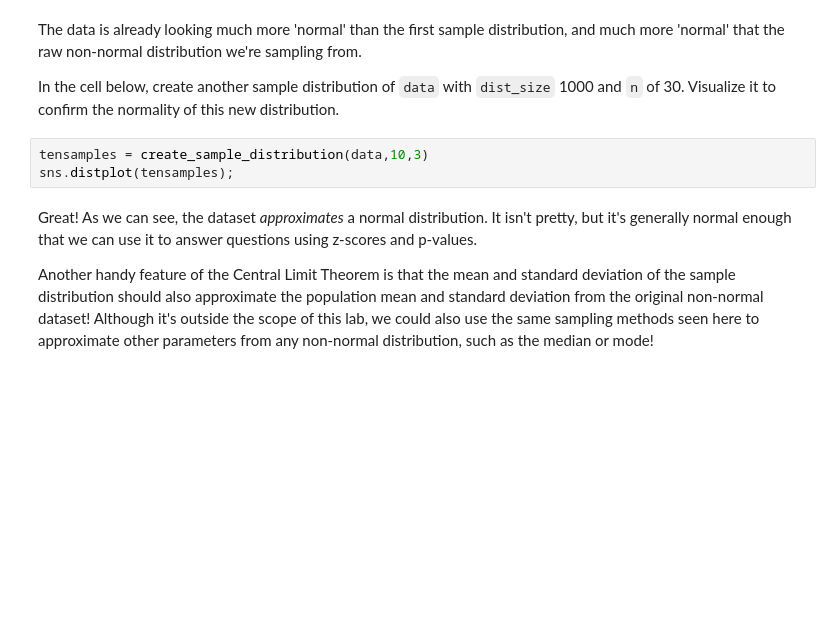
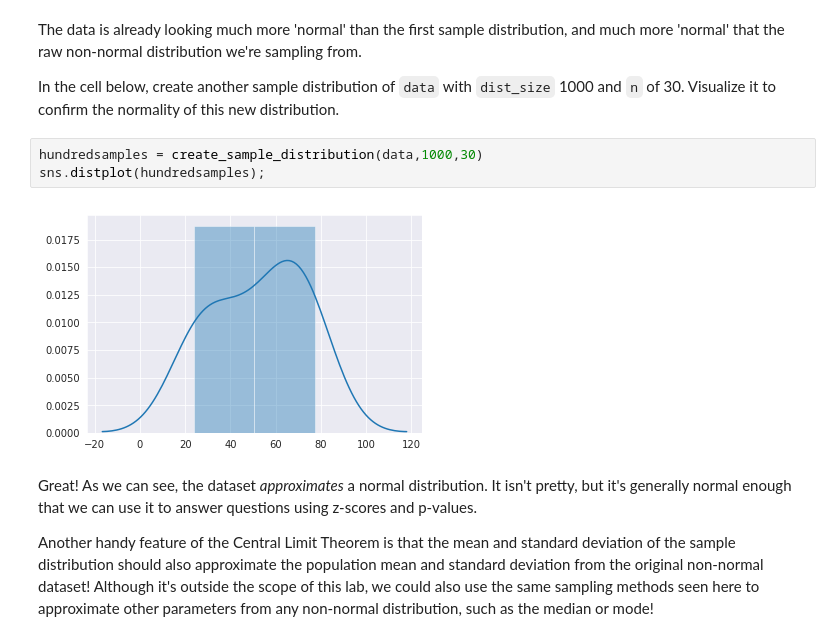
Before and after one commit to kevintheduu/dsc-2-19-13-central-limit-theorem-lab-seattle-ds-career-040119, a Jupyter notebook: index.ipynb, the cells around one changed output. Drawn from its saved outputs; the diff is of its cells as text; blank space fills up the shorter version.

```diff
--- a/index.ipynb
+++ b/index.ipynb
@@ -134,8 +134,10 @@ The data is already looking much more 'normal' than the first sample distributio
 
 In the cell below, create another sample distribution of `data` with `dist_size` 1000 and `n` of 30.  Visualize it to confirm the normality of this new distribution.
 # %%
-tensamples = create_sample_distribution(data,10,3)
-sns.distplot(tensamples);
+hundredsamples = create_sample_distribution(data,1000,30)
+sns.distplot(hundredsamples);
+# %% [output]
+[figure, added]
 # %% [markdown]
 Great! As we can see, the dataset _approximates_ a normal distribution. It isn't pretty, but it's generally normal enough that we can use it to answer questions using z-scores and p-values.
 
```
